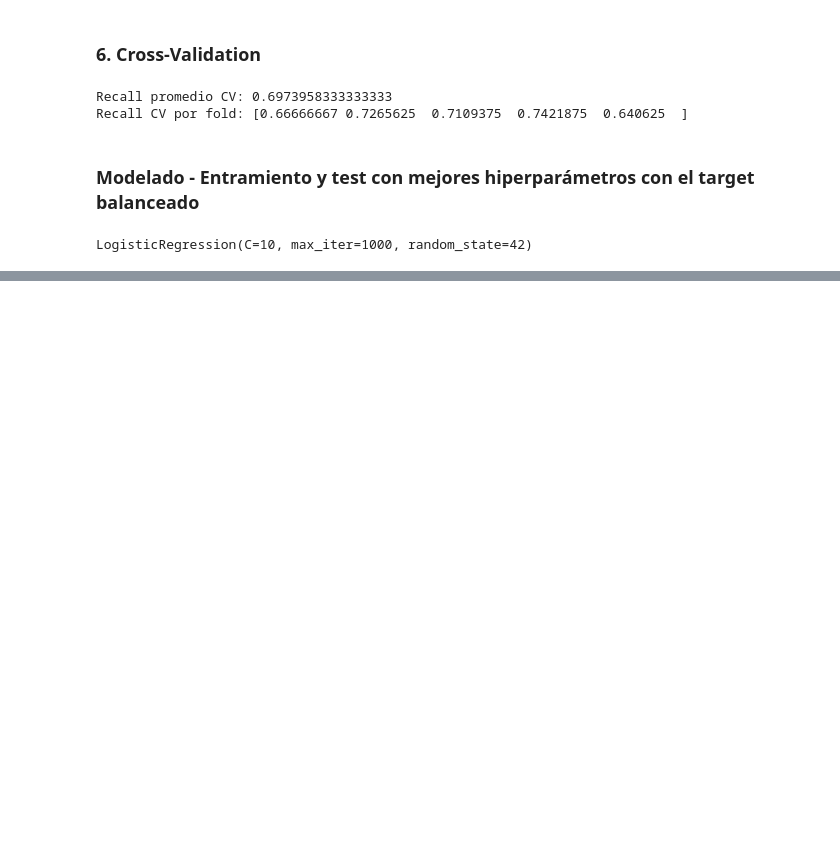
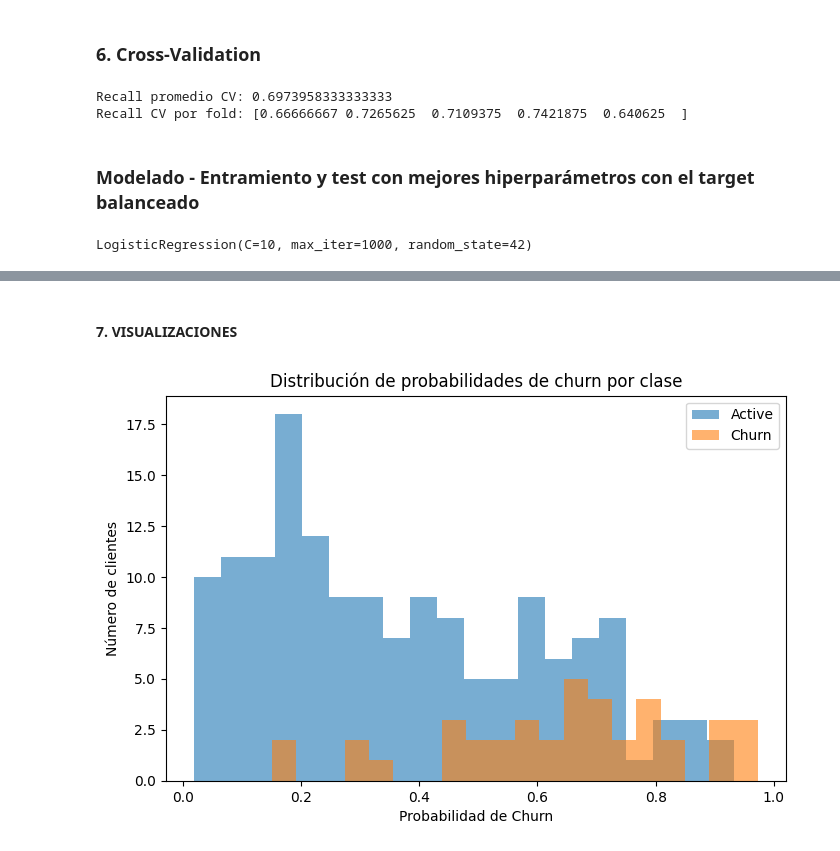
Before and after one commit to Rdorta08/ML_PowerBI, a Jupyter notebook: notebooks/notebook.ipynb, the cells around one changed output, grey strips where cells are left out. Saved outputs shown, nothing was run; the diff lists cells and outputs as text; code cells hidden in the pictures; blank space fills up the shorter version.

```diff
--- a/notebooks/notebook.ipynb
+++ b/notebooks/notebook.ipynb
@@ -694,0 +701,16 @@ weighted avg       0.81      0.71      0.74       193
+# %% [markdown]
+#### 7. **VISUALIZACIONES**
+# %%
+# Probabilidades de churn
+y_prob = clf_final.predict_proba(X_test_final)[:,1]
+
+plt.figure(figsize=(8,5))
+plt.hist(y_prob[y_test==0], bins=20, alpha=0.6, label='Active')
+plt.hist(y_prob[y_test==1], bins=20, alpha=0.6, label='Churn')
+plt.xlabel("Probabilidad de Churn")
+plt.ylabel("Número de clientes")
+plt.title("Distribución de probabilidades de churn por clase")
+plt.legend()
+plt.show()
+# %% [output]
+[figure, added]
```
Also changed, not shown: parts of 12 cells of this notebook, 9 other files.
